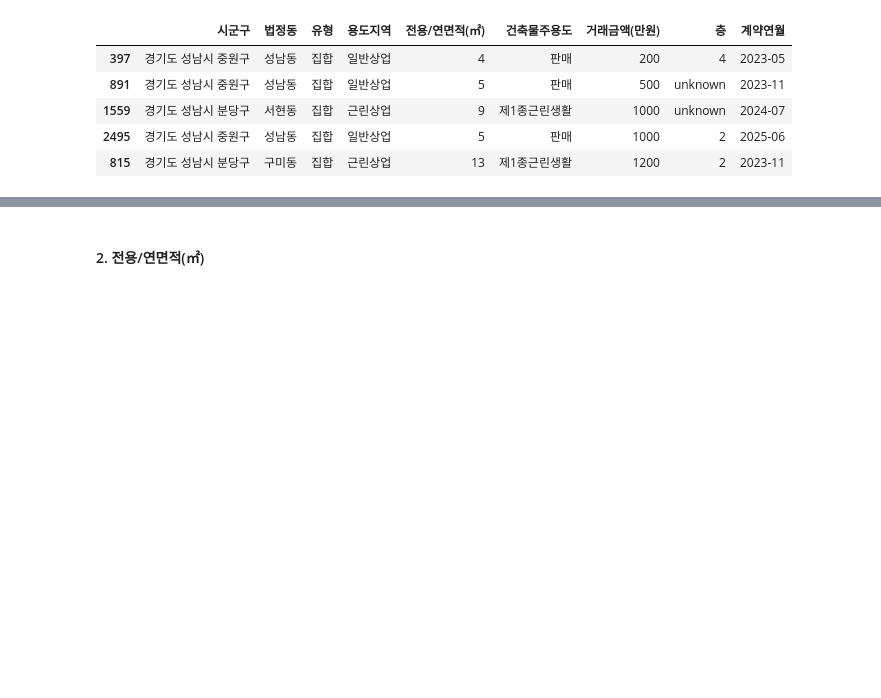
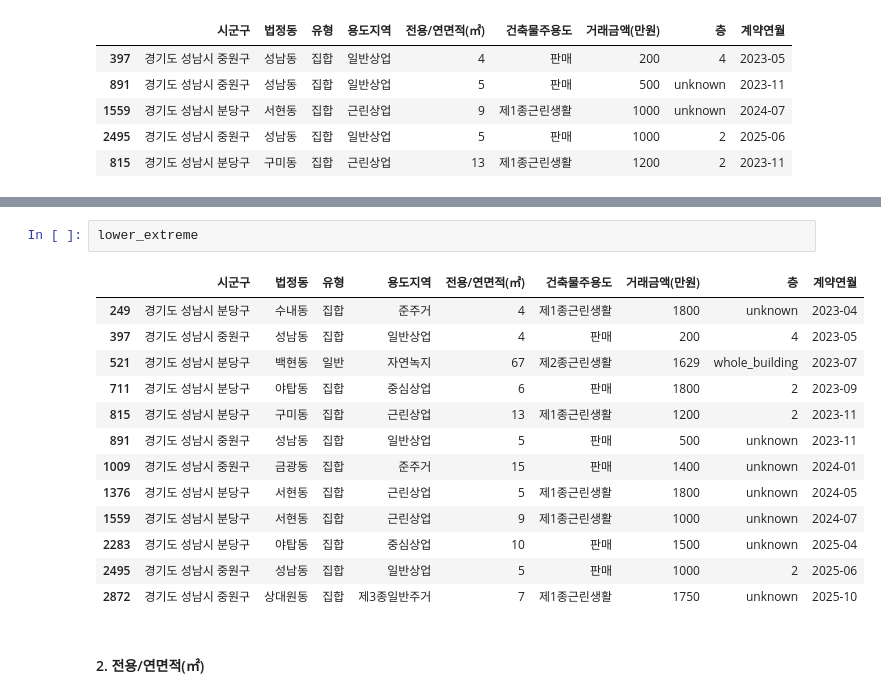
Before and after one commit to bulsajo1/final_project, a Jupyter notebook: eunbi/new_거래량_2차 전처리.ipynb, the cells around one changed output, grey strips where cells are left out. Drawn from its saved outputs; the diff is of its cells as text; blank space fills up the shorter version.

```diff
--- a/eunbi/new_거래량_2차 전처리.ipynb
+++ b/eunbi/new_거래량_2차 전처리.ipynb
@@ -308,3 +311,19 @@ extreme
+# %%
+lower_extreme
+# %% [output]
+|  | 시군구 | 법정동 | 유형 | 용도지역 | 전용/연면적(㎡) | 건축물주용도 | 거래금액(만원) | 층 | 계약연월 |
+| 249 | 경기도 성남시 분당구 | 수내동 | 집합 | 준주거 | 4 | 제1종근린생활 | 1800 | unknown | 2023-04 |
+| 397 | 경기도 성남시 중원구 | 성남동 | 집합 | 일반상업 | 4 | 판매 | 200 | 4 | 2023-05 |
+| 521 | 경기도 성남시 분당구 | 백현동 | 일반 | 자연녹지 | 67 | 제2종근린생활 | 1629 | whole_building | 2023-07 |
+| 711 | 경기도 성남시 분당구 | 야탑동 | 집합 | 중심상업 | 6 | 판매 | 1800 | 2 | 2023-09 |
+| 815 | 경기도 성남시 분당구 | 구미동 | 집합 | 근린상업 | 13 | 제1종근린생활 | 1200 | 2 | 2023-11 |
+| 891 | 경기도 성남시 중원구 | 성남동 | 집합 | 일반상업 | 5 | 판매 | 500 | unknown | 2023-11 |
+| 1009 | 경기도 성남시 중원구 | 금광동 | 집합 | 준주거 | 15 | 판매 | 1400 | unknown | 2024-01 |
+| 1376 | 경기도 성남시 분당구 | 서현동 | 집합 | 근린상업 | 5 | 제1종근린생활 | 1800 | unknown | 2024-05 |
+| 1559 | 경기도 성남시 분당구 | 서현동 | 집합 | 근린상업 | 9 | 제1종근린생활 | 1000 | unknown | 2024-07 |
+| 2283 | 경기도 성남시 분당구 | 야탑동 | 집합 | 중심상업 | 10 | 판매 | 1500 | unknown | 2025-04 |
+| 2495 | 경기도 성남시 중원구 | 성남동 | 집합 | 일반상업 | 5 | 판매 | 1000 | 2 | 2025-06 |
+| 2872 | 경기도 성남시 중원구 | 상대원동 | 집합 | 제3종일반주거 | 7 | 제1종근린생활 | 1750 | unknown | 2025-10 |
 # %% [markdown]
 #### 2. 전용/연면적(㎡)
 # %% [markdown]
```
Also changed, not shown: parts of 2 cells of this notebook.
